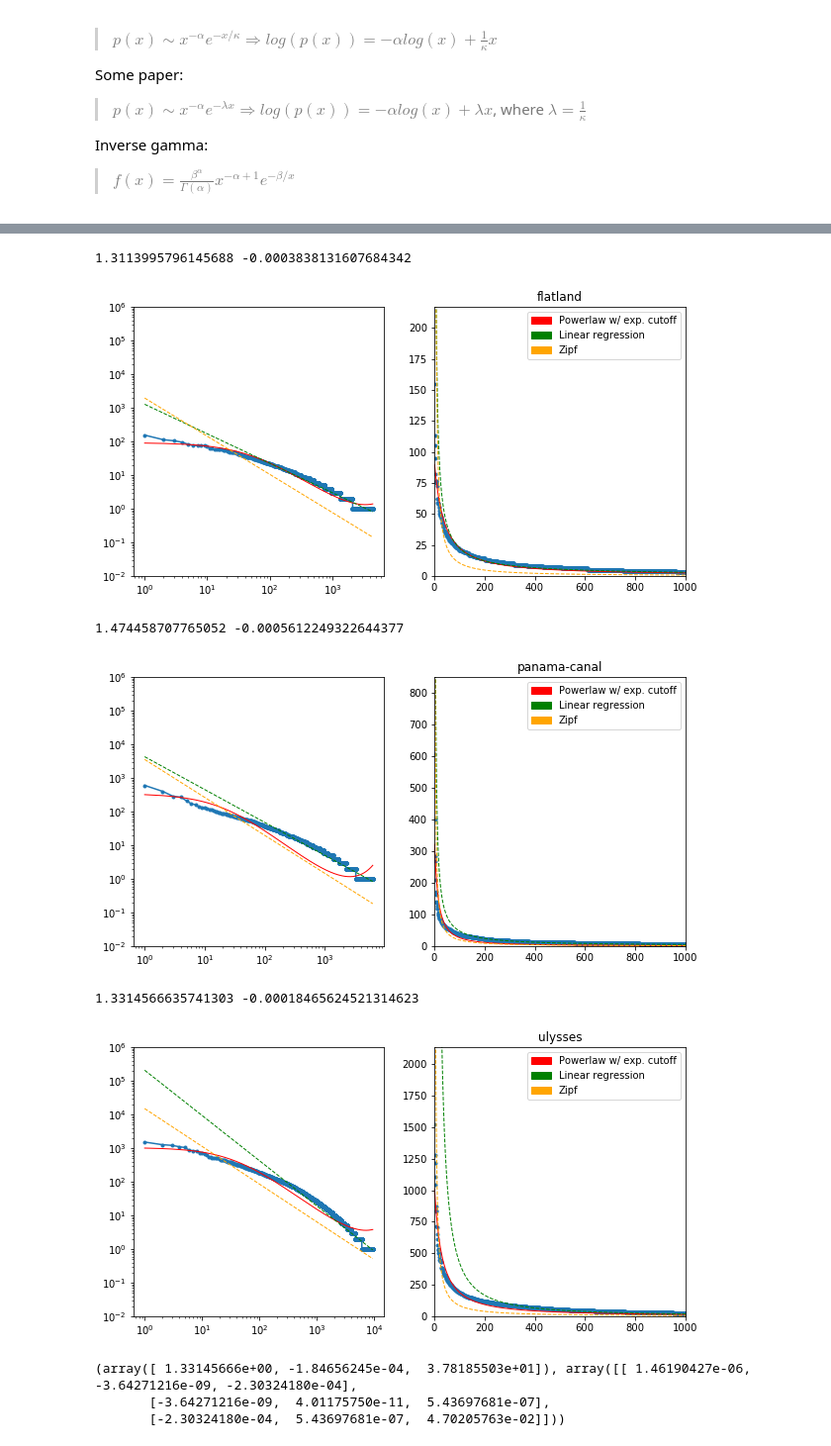
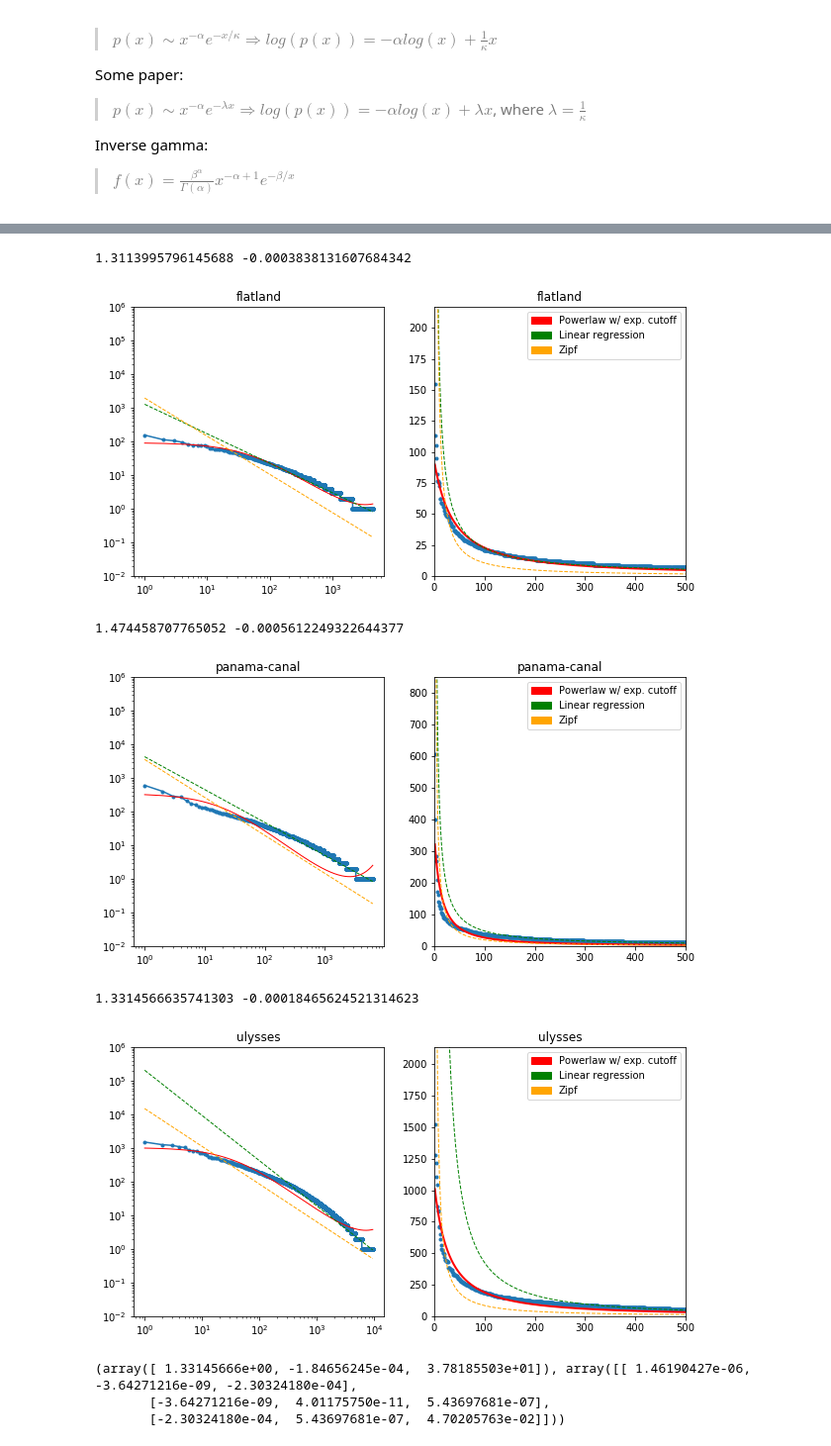
Before and after one commit to simppasofia/nlpproject, a Jupyter notebook: notebooks/project.ipynb, the cells around one changed output, grey strips where cells are left out. Shown at 99% size. Cells and saved outputs as stored; diff of their text form; code cells hidden in the pictures.

```diff
--- a/notebooks/project.ipynb
+++ b/notebooks/project.ipynb
@@ -331,7 +331,7 @@ for b in books.index:
     print(alpha, beta)
 
     # Plot loglog
-    title(b)
+    axs[0].set_title(b)
     axs[0].loglog(books.ranks[b], books.freqs[b], marker=".") # observations
     axs[0].plot(books.ranks[b], fitted_val, lw=1, color='red') # expcutoff
     axs[0].plot(books.ranks[b], exp(y), lw=1, linestyle="--", color='green') # linreg
@@ -343,9 +343,9 @@ for b in books.index:
     plt.legend(handles=[red_patch, green_patch, orange_patch])
 
     # Plot linear
-    title(b)
+    axs[1].set_title(b)
     axs[1].scatter(books.ranks[b], books.freqs[b], marker=".") # observations
-    axs[1].plot(books.ranks[b], fitted_val, lw=1, color='red') # expcutoff
+    axs[1].plot(books.ranks[b], fitted_val, lw=2, color='red') # expcutoff
     axs[1].plot(books.ranks[b], exp(y), lw=1, linestyle="--", color='green') # linreg
     axs[1].plot(books.ranks[b], p_zipf * total, lw=1, linestyle="--", color="orange") # zipf
     axs[1].set_xlim(0, 1000)
@@ -377,44 +377,42 @@ for b in books.index:
     total = sum(books.freqs[b])
 
     # Fit powerlaw expcutoff
     fit = opt.curve_fit(expcutoff_shift, books.ranks[b], (books.freqs[b]/total))
     alpha, beta, x0 = fit[0]
-    fitted_val = expcutoff_shift(books.ranks[b], alpha, beta, x0)
+    p = expcutoff_shift(books.ranks[b], alpha, beta, x0)
 
     print(alpha, beta)
 
     # Plot loglog
-    title(b)
+    axs[0].set_title(b)
     axs[0].loglog(books.ranks[b], books.freqs[b], marker=".") # observations
-    axs[0].plot(books.ranks[b], fitted_val * total, lw=1, color='red') # expcutoff
+    axs[0].plot(books.ranks[b], p * total, lw=1, color='red') # expcutoff
     axs[0].plot(books.ranks[b], exp(y), lw=1, linestyle="--", color='green') # linreg
     axs[0].plot(books.ranks[b], p_zipf * total, lw=1, linestyle="--", color="orange") # zipf
     axs[0].set_ylim(10e-3, 10e5)
     red_patch = matplotlib.patches.Patch(color='red', label='Powerlaw w/ exp. cutoff')
     green_patch = matplotlib.patches.Patch(color='green', label='Linear regression')
     orange_patch = matplotlib.patches.Patch(color='orange', label='Zipf')
     plt.legend(handles=[red_patch, green_patch, orange_patch])
 
     # Plot linear
-    title(b)
+    axs[1].set_title(b)
     axs[1].scatter(books.ranks[b], books.freqs[b], marker=".") # observations
-    axs[1].plot(books.ranks[b], fitted_val * total, lw=1, color='red') # expcutoff
+    axs[1].plot(books.ranks[b], p * total, lw=2, color='red') # expcutoff
     axs[1].plot(books.ranks[b], exp(y), lw=1, linestyle="--", color='green') # linreg
     axs[1].plot(books.ranks[b], p_zipf * total, lw=1, linestyle="--", color="orange") # zipf
-    axs[1].set_xlim(0, 1000)
+    axs[1].set_xlim(0, 500)
     axs[1].set_ylim(0, max(books.freqs[b]) + 0.4 * max(books.freqs[b]))
     #plt.grid(axis="both")
 
-    # Plot
-
     plt.show()
 # %% [output]
 1.3113995796145688 -0.0003838131607684342
-[figure, old version]
+[figure, new version]
 1.474458707765052 -0.0005612249322644377
-[figure, old version]
+[figure, new version]
 1.3314566635741303 -0.00018465624521314623
-[figure, old version]
+[figure, new version]
 # %%
 fit = opt.curve_fit(expcutoff_shift, books.ranks[b], (books.freqs[b]/total))
 alpha, beta, x0 = fit[0]
```
Also changed, not shown: parts of 4 cells of this notebook.
